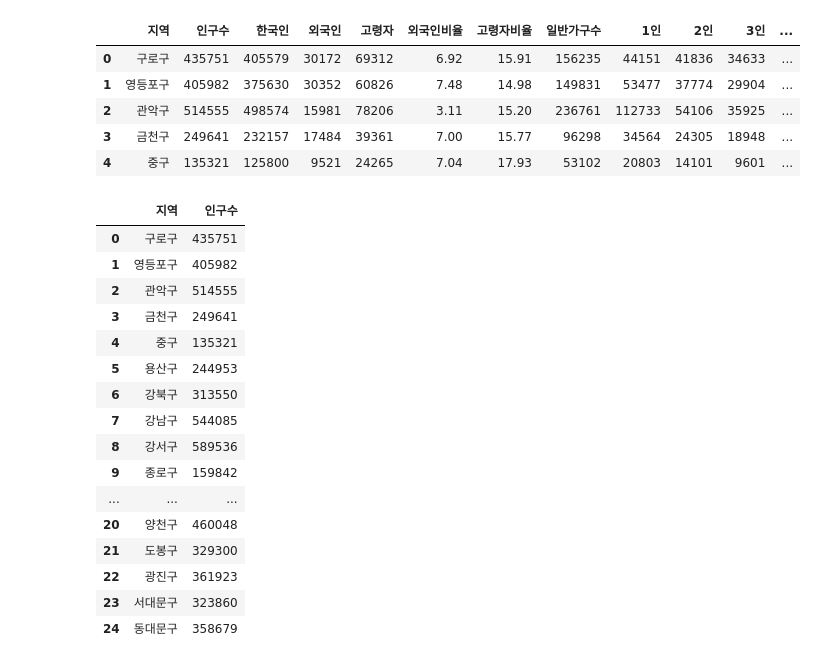
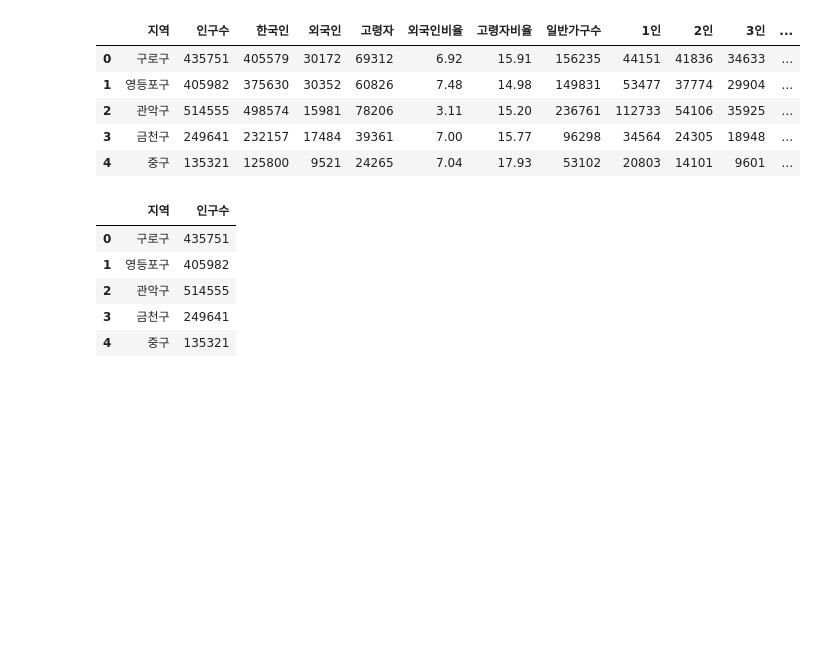
Before and after one commit to bag3671/Data-analysis, a Jupyter notebook: home/20201127.ipynb, the cells around one changed output. Cells and saved outputs as stored; diff of their text form; code cells hidden in the pictures; blank space fills up the shorter version.

```diff
--- a/home/20201127.ipynb
+++ b/home/20201127.ipynb
@@ -249,24 +370,13 @@ pop.head()
 | 3 | 금천구 | 249641 | 232157 | 17484 | 39361 | 7.00 | 15.77 | 96298 | 34564 | 24305 | 18948 | ... |
 | 4 | 중구 | 135321 | 125800 | 9521 | 24265 | 7.04 | 17.93 | 53102 | 20803 | 14101 | 9601 | ... |
 # %%
-pop[['지역','인구수']]
+pop[['지역','인구수']].head()
 # %% [output]
 |  | 지역 | 인구수 |
 | 0 | 구로구 | 435751 |
 | 1 | 영등포구 | 405982 |
 | 2 | 관악구 | 514555 |
 | 3 | 금천구 | 249641 |
 | 4 | 중구 | 135321 |
-| 5 | 용산구 | 244953 |
-| 6 | 강북구 | 313550 |
-| 7 | 강남구 | 544085 |
-| 8 | 강서구 | 589536 |
-| 9 | 종로구 | 159842 |
-| ... | ... | ... |
-| 20 | 양천구 | 460048 |
-| 21 | 도봉구 | 329300 |
-| 22 | 광진구 | 361923 |
-| 23 | 서대문구 | 323860 |
-| 24 | 동대문구 | 358679 |
 # %%
 result = pd.merge(result,pop[['지역','인구수']],on='지역')
```
Also changed, not shown: parts of 51 cells of this notebook, 1 other file.
